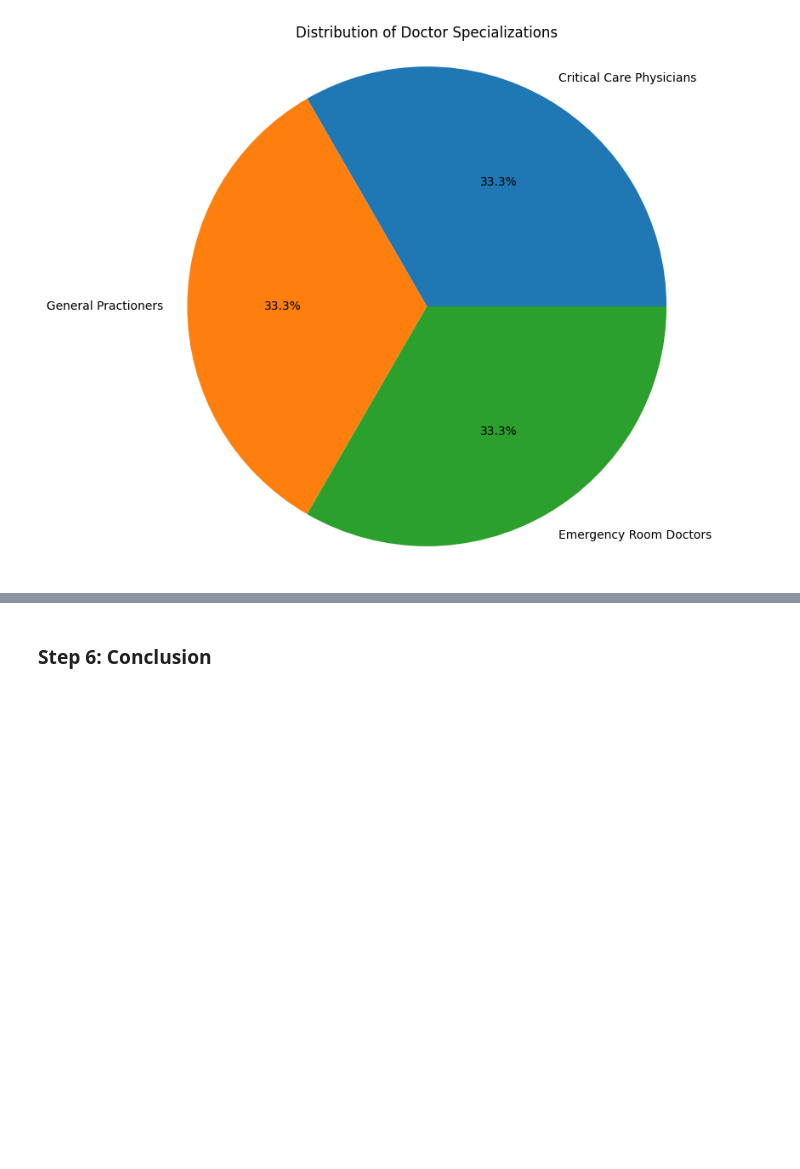
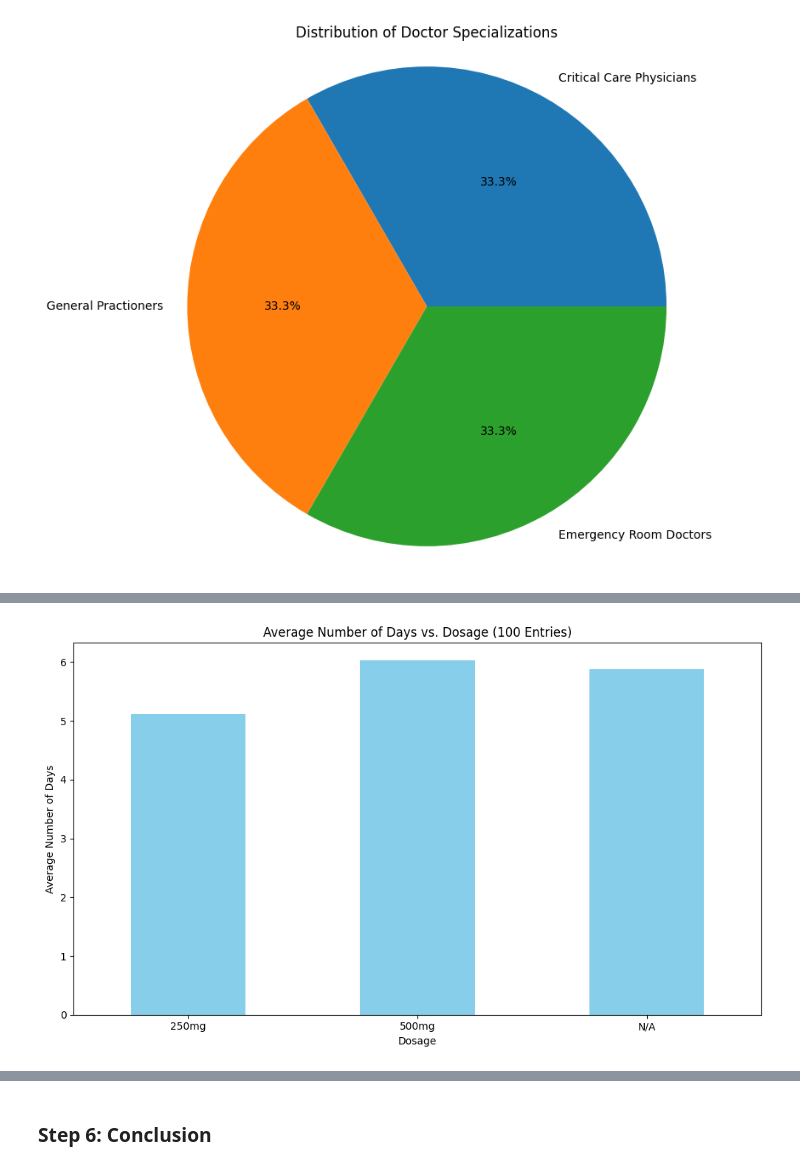
Before and after one commit to Pavani8902/healthcare_data_insights_pavani, a Jupyter notebook: Healthcarecenterdata.ipynb, the cells around one changed output, grey strips where cells are left out. Drawn from its saved outputs; the diff is of its cells as text; code cells hidden in the pictures; blank space fills up the shorter version.

```diff
--- a/Healthcarecenterdata.ipynb
+++ b/Healthcarecenterdata.ipynb
@@ -350,0 +382,28 @@ plt.show()
+# %%
+import pandas as pd
+import numpy as np
+import matplotlib.pyplot as plt
+
+# Generate sample data for 100 entries
+np.random.seed(0)
+data = {
+    'patient_Id': np.arange(1, 101),
+    'Dosage': np.random.choice(['500mg', 'N/A', '250mg'], 100),
+    'Number_of_days': np.random.randint(1, 11, 100)
+}
+df = pd.DataFrame(data)
+
+# Calculate average number of days for each dosage category
+avg_days_per_dosage = df.groupby('Dosage')['Number_of_days'].mean()
+
+# Create bar graph
+plt.figure(figsize=(10, 6))
+avg_days_per_dosage.plot(kind='bar', color='skyblue')
+plt.title('Average Number of Days vs. Dosage (100 Entries)')
+plt.xlabel('Dosage')
+plt.ylabel('Average Number of Days')
+plt.xticks(rotation=0)
+plt.tight_layout()
+plt.show()
+# %% [output]
+[figure, added]
```
Also changed, not shown: parts of 6 cells of this notebook.
